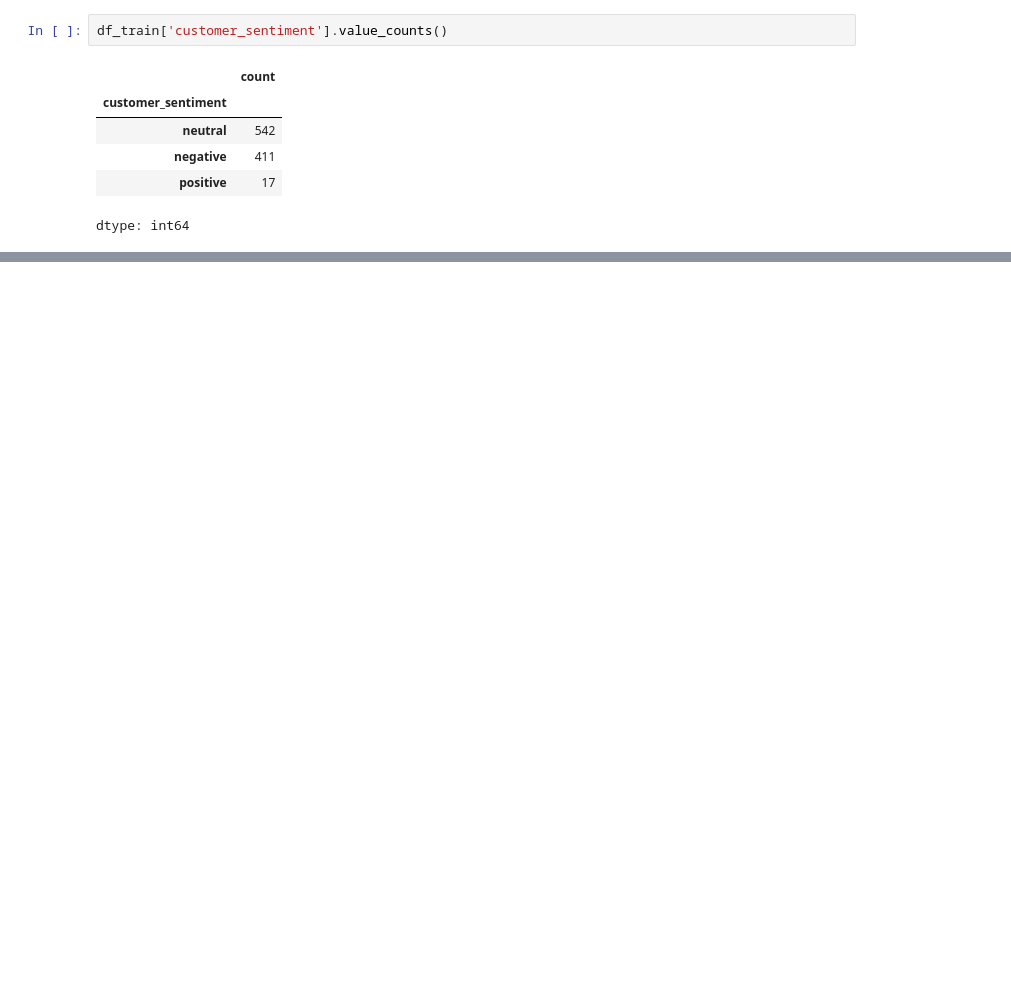
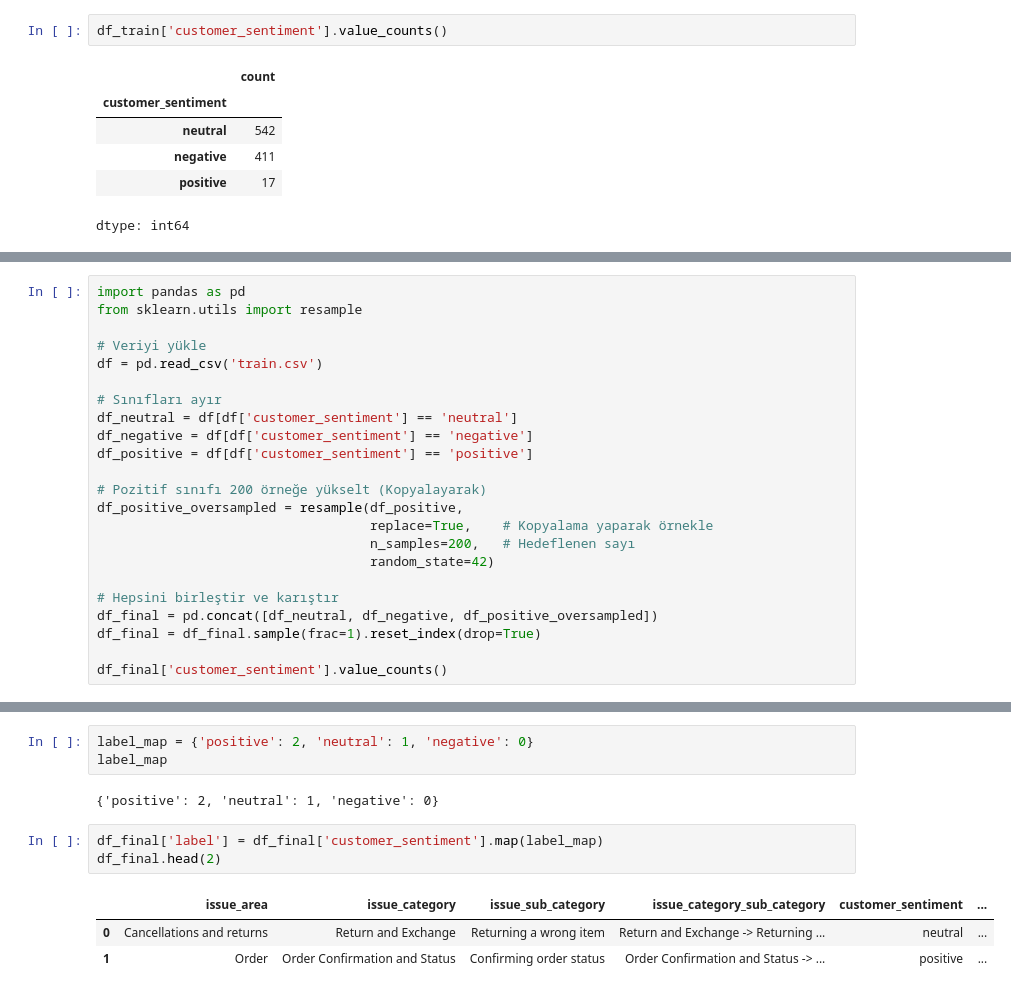
Before and after one commit to aleynakirmizi/-Classify-Customer-Service-Conversations-Roberta, a Jupyter notebook: Roberta_text_classification.ipynb, the cells around one changed output, grey strips where cells are left out. Saved outputs shown, nothing was run; the diff lists cells and outputs as text; blank space fills up the shorter version.

```diff
--- a/Roberta_text_classification.ipynb
+++ b/Roberta_text_classification.ipynb
@@ -190,0 +247,23 @@ fig4.show()
+# %%
+import pandas as pd
+from sklearn.utils import resample
+
+# Veriyi yükle
+df = pd.read_csv('train.csv')
+
+# Sınıfları ayır
+df_neutral = df[df['customer_sentiment'] == 'neutral']
+df_negative = df[df['customer_sentiment'] == 'negative']
+df_positive = df[df['customer_sentiment'] == 'positive']
+
+# Pozitif sınıfı 200 örneğe yükselt (Kopyalayarak)
+df_positive_oversampled = resample(df_positive,
+                                   replace=True,    # Kopyalama yaparak örnekle
+                                   n_samples=200,   # Hedeflenen sayı
+                                   random_state=42)
+
+# Hepsini birleştir ve karıştır
+df_final = pd.concat([df_neutral, df_negative, df_positive_oversampled])
+df_final = df_final.sample(frac=1).reset_index(drop=True)
+
+df_final['customer_sentiment'].value_counts()
@@ -190,0 +277,12 @@ fig4.show()
+# %%
+label_map = {'positive': 2, 'neutral': 1, 'negative': 0}
+label_map
+# %% [output]
+{'positive': 2, 'neutral': 1, 'negative': 0}
+# %%
+df_final['label'] = df_final['customer_sentiment'].map(label_map)
+df_final.head(2)
+# %% [output]
+|  | issue_area | issue_category | issue_sub_category | issue_category_sub_category | customer_sentiment | ... |
+| 0 | Cancellations and returns | Return and Exchange | Returning a wrong item | Return and Exchange -> Returning ... | neutral | ... |
+| 1 | Order | Order Confirmation and Status | Confirming order status | Order Confirmation and Status -> ... | positive | ... |
```
Also changed, not shown: parts of 12 cells of this notebook.
